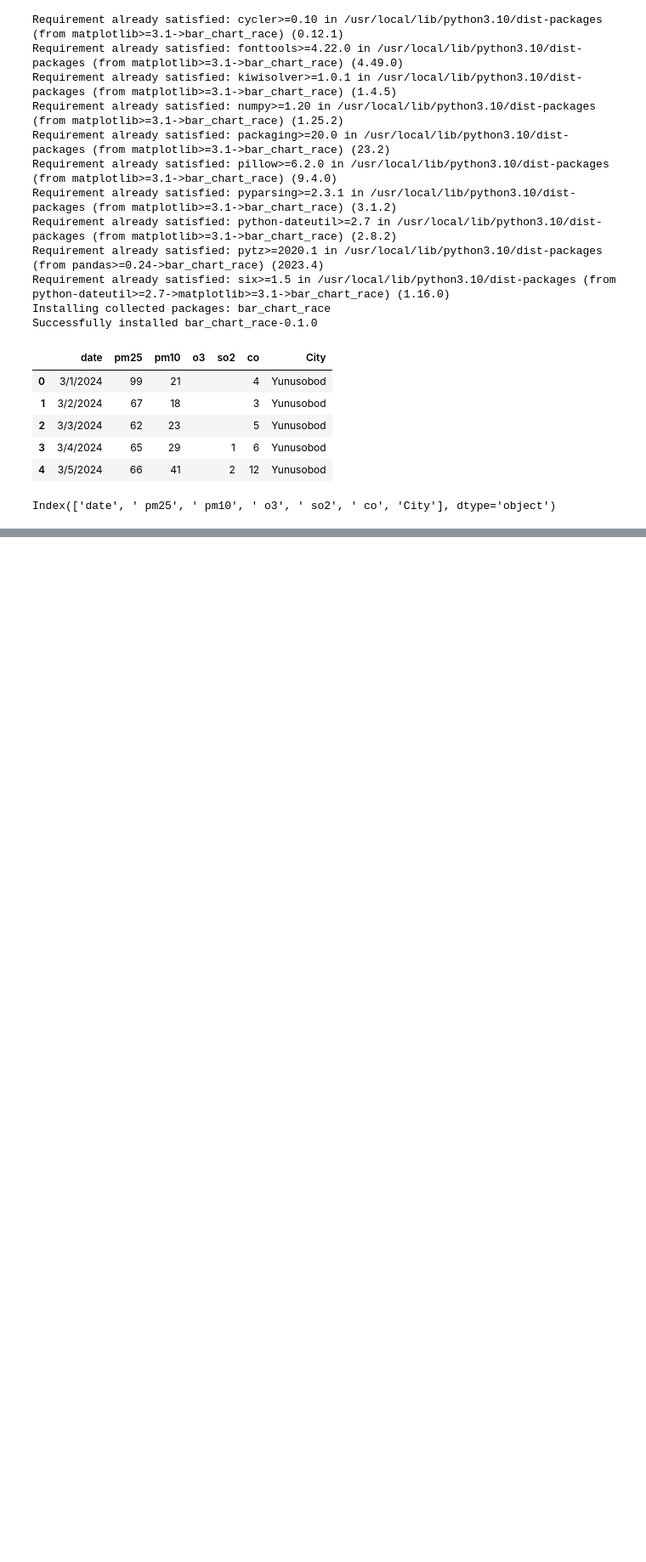
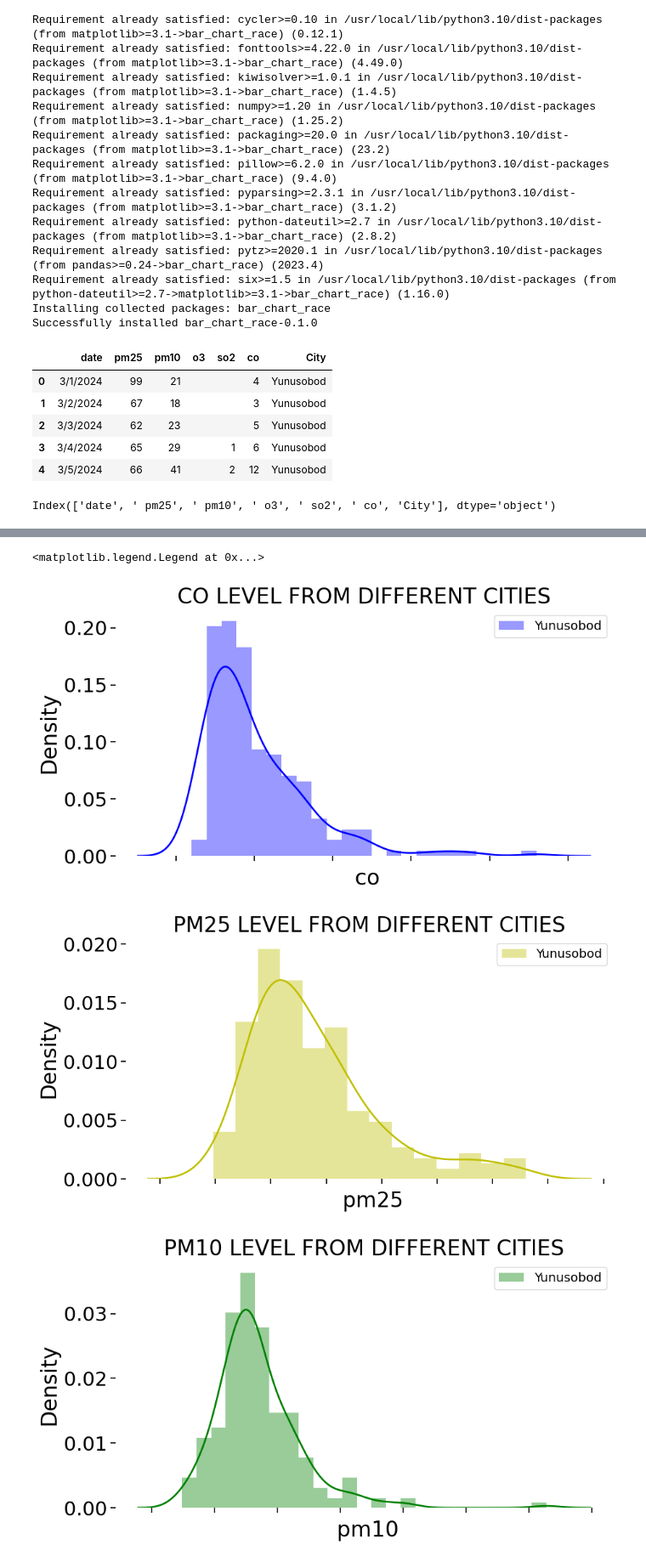
Before and after one commit to iMan0405/Portfolio_DT_vs_AI, a Jupyter notebook: Air_Quality_Tashkent_Yunusobod.ipynb, the cells around one changed output, grey strips where cells are left out. Shown: that part at 85% size. Saved outputs shown, nothing was run; the diff lists cells and outputs as text; code cells hidden in the pictures; blank space fills up the shorter version.

```diff
--- a/Air_Quality_Tashkent_Yunusobod.ipynb
+++ b/Air_Quality_Tashkent_Yunusobod.ipynb
@@ -132,0 +133,65 @@ ax.legend(fontsize = 14)
+# %%
+df_yunusobod[' co'] = df_yunusobod[' co'].replace(' ', np.nan)
+df_yunusobod = df_yunusobod.dropna(subset=[' co'])
+# %%
+df_yunusobod[' pm25'] = df_yunusobod[' pm25'].replace(' ', np.nan)
+df_yunusobod = df_yunusobod.dropna(subset=[' pm25'])
+# %%
+df_yunusobod[' pm10'] = df_yunusobod[' pm10'].replace(' ', np.nan)
+df_yunusobod = df_yunusobod.dropna(subset=[' pm10'])
+# %%
+df_yunusobod[' so2'] = df_yunusobod[' so2'].replace(' ', np.nan)
+df_yunusobod = df_yunusobod.dropna(subset=[' so2'])
+# %%
+fig,ax = plt.subplots(figsize=(10, 5))
+sns.despine(fig, left=True, bottom=True)
+sns.set_context("notebook", font_scale=2, rc={"lines.linewidth": 2})
+
+sns.distplot(df_yunusobod[' co'], color="b", label = 'Yunusobod')
+
+ax.set_xticklabels(ax.get_xticklabels(labels), rotation=30,ha="left")
+plt.rcParams["xtick.labelsize"] = 15
+
+ax.set_title('CO LEVEL FROM DIFFERENT CITIES')
+ax.legend(fontsize = 14)
+
+fig,ax = plt.subplots(figsize=(10, 5))
+sns.despine(fig, left=True, bottom=True)
+sns.set_context("notebook", font_scale=2, rc={"lines.linewidth": 2})
+
+sns.distplot(df_yunusobod[' pm25'], color="y", label = 'Yunusobod')
+
+ax.set_xticklabels(ax.get_xticklabels(labels), rotation=30,ha="left")
+plt.rcParams["xtick.labelsize"] = 15
+
+ax.set_title('PM25 LEVEL FROM DIFFERENT CITIES')
+ax.legend(fontsize = 14)
+
+fig,ax = plt.subplots(figsize=(10, 5))
+sns.despine(fig, left=True, bottom=True)
+sns.set_context("notebook", font_scale=2, rc={"lines.linewidth": 2})
+
+sns.distplot(df_yunusobod[' pm10'], color="g", label = 'Yunusobod')
+
+ax.set_xticklabels(ax.get_xticklabels(labels), rotation=30,ha="left")
+plt.rcParams["xtick.labelsize"] = 15
+
+ax.set_title('PM10 LEVEL FROM DIFFERENT CITIES')
+ax.legend(fontsize = 14)
+
+fig,ax = plt.subplots(figsize=(10, 5))
+sns.despine(fig, left=True, bottom=True)
+sns.set_context("notebook", font_scale=2, rc={"lines.linewidth": 2})
+
+sns.distplot(df_yunusobod[' so2'], color="r", label = 'Yunusobod')
+
+ax.set_xticklabels(ax.get_xticklabels(labels), rotation=30,ha="left")
+plt.rcParams["xtick.labelsize"] = 15
+
+ax.set_title('SO2 LEVEL FROM DIFFERENT CITIES')
+ax.legend(fontsize = 14)
+# %% [output]
+<matplotlib.legend.Legend at 0x...>
+[figure, added]
+[figure, added]
+[figure, added]
```
Also changed, not shown: parts of 2 cells of this notebook.
